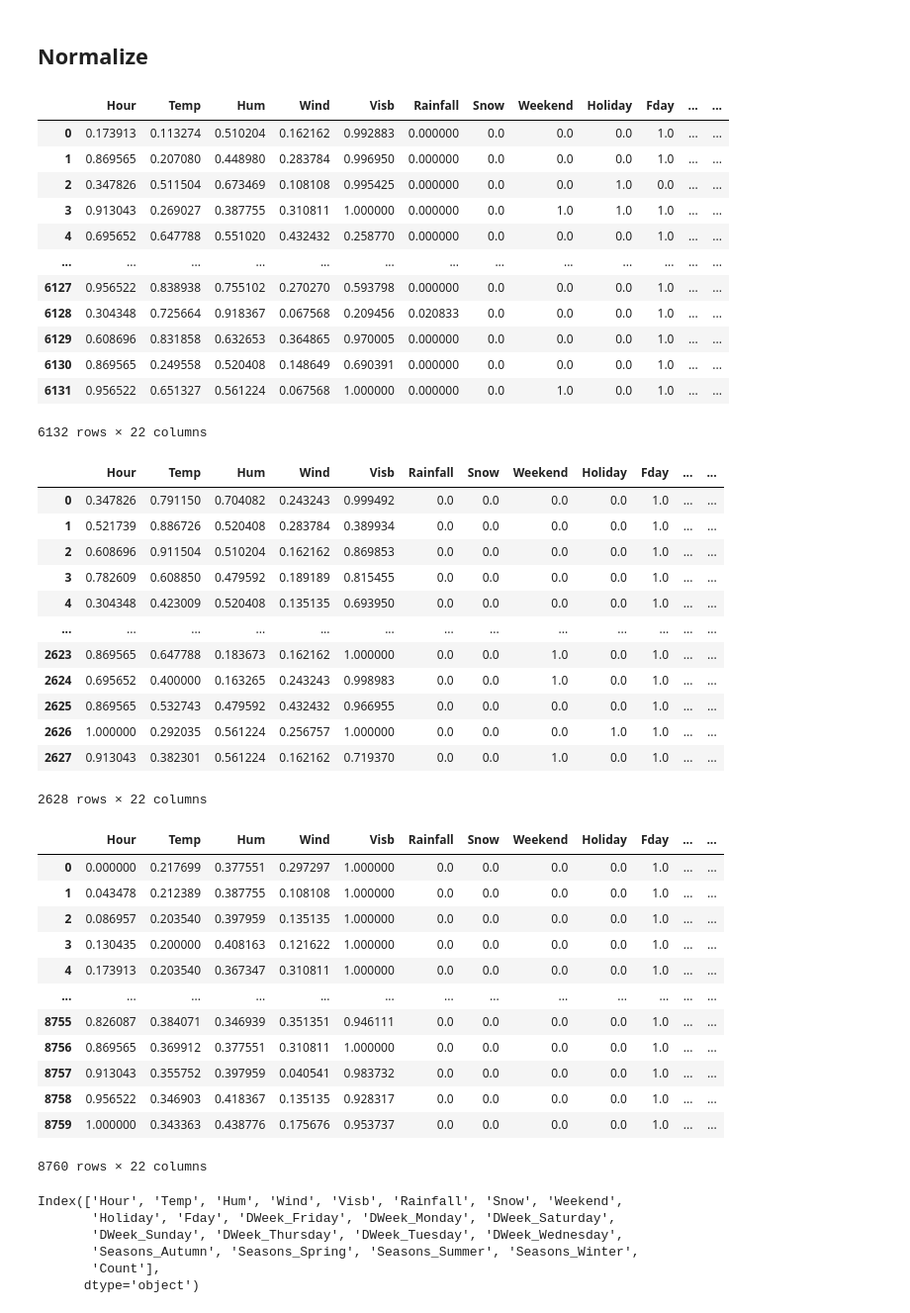
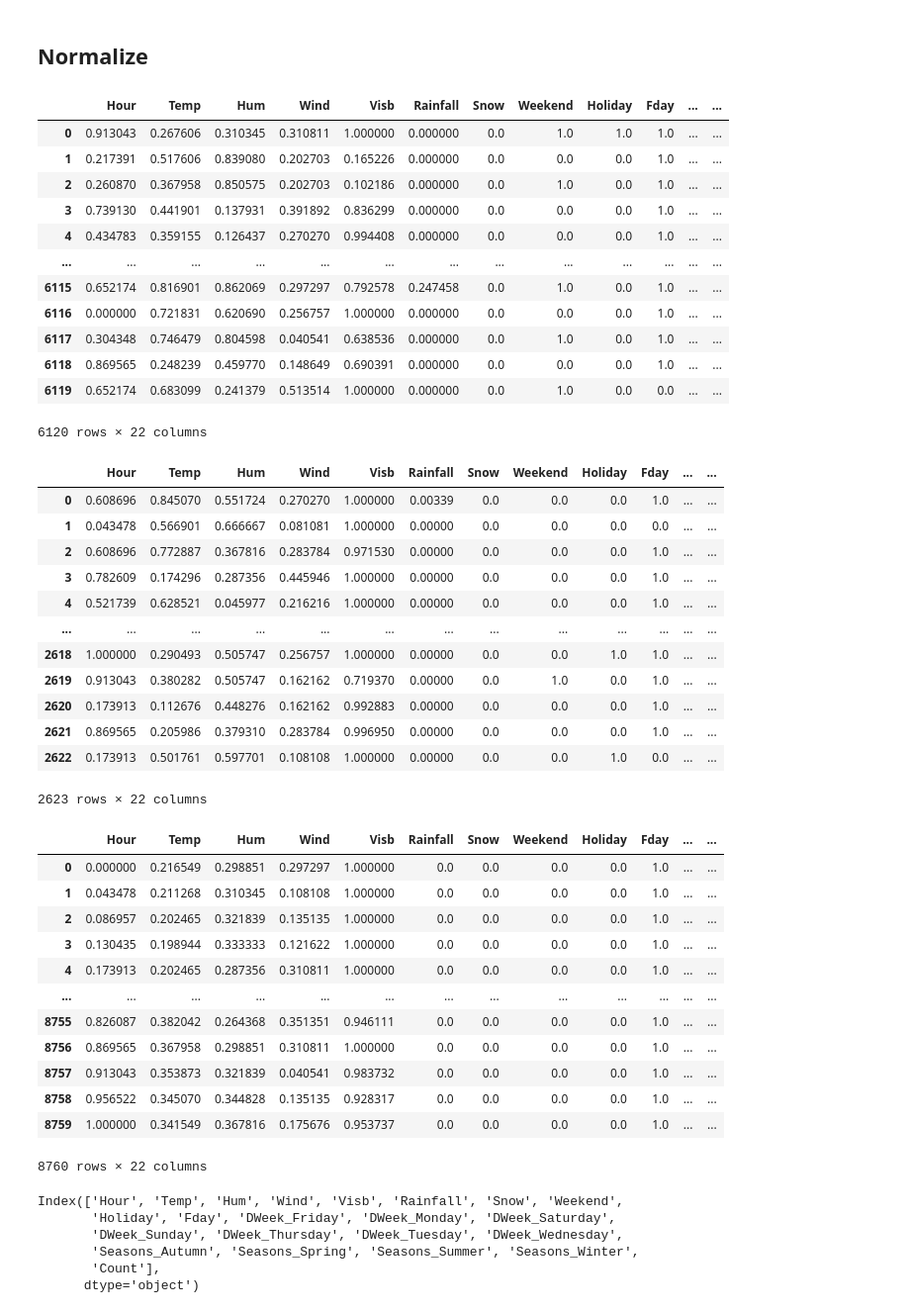
Before and after one commit to lohnguyen/bike-regressor, a Jupyter notebook: machine_learning/dataset_setup.ipynb, the cells around one changed output. Shown at 99% size. Drawn from its saved outputs; the diff is of its cells as text; code cells hidden in the pictures.

Commit message:
removed hum=0 from bike_train and bike_test, retrained linear, svm, MMS

```diff
--- a/machine_learning/dataset_setup.ipynb
+++ b/machine_learning/dataset_setup.ipynb
@@ -148,8 +146,8 @@ df
 # %%
 from sklearn.model_selection import train_test_split
 
-X = df.drop("Count", axis=1).values
-y = df["Count"]
+X = df[df["Hum"] != 0].drop("Count", axis=1).values
+y = df[df["Hum"] != 0]["Count"]
 
 X_train, X_test, y_train, y_test = train_test_split(X, y, test_size=TEST_PERCENTAGE, random_state=42)
 # %% [markdown]
@@ -183,34 +181,34 @@ test_df["Count"] = y_test
 train_df
 # %% [output]
 |  | Hour | Temp | Hum | Wind | Visb | Rainfall | Snow | Weekend | Holiday | Fday | ... | ... |
-| 0 | 0.173913 | 0.113274 | 0.510204 | 0.162162 | 0.992883 | 0.000000 | 0.0 | 0.0 | 0.0 | 1.0 | ... | ... |
-| 1 | 0.869565 | 0.207080 | 0.448980 | 0.283784 | 0.996950 | 0.000000 | 0.0 | 0.0 | 0.0 | 1.0 | ... | ... |
-| 2 | 0.347826 | 0.511504 | 0.673469 | 0.108108 | 0.995425 | 0.000000 | 0.0 | 0.0 | 1.0 | 0.0 | ... | ... |
-| 3 | 0.913043 | 0.269027 | 0.387755 | 0.310811 | 1.000000 | 0.000000 | 0.0 | 1.0 | 1.0 | 1.0 | ... | ... |
-| 4 | 0.695652 | 0.647788 | 0.551020 | 0.432432 | 0.258770 | 0.000000 | 0.0 | 0.0 | 0.0 | 1.0 | ... | ... |
+| 0 | 0.913043 | 0.267606 | 0.310345 | 0.310811 | 1.000000 | 0.000000 | 0.0 | 1.0 | 1.0 | 1.0 | ... | ... |
+| 1 | 0.217391 | 0.517606 | 0.839080 | 0.202703 | 0.165226 | 0.000000 | 0.0 | 0.0 | 0.0 | 1.0 | ... | ... |
+| 2 | 0.260870 | 0.367958 | 0.850575 | 0.202703 | 0.102186 | 0.000000 | 0.0 | 1.0 | 0.0 | 1.0 | ... | ... |
+| 3 | 0.739130 | 0.441901 | 0.137931 | 0.391892 | 0.836299 | 0.000000 | 0.0 | 0.0 | 0.0 | 1.0 | ... | ... |
+| 4 | 0.434783 | 0.359155 | 0.126437 | 0.270270 | 0.994408 | 0.000000 | 0.0 | 0.0 | 0.0 | 1.0 | ... | ... |
 | ... | ... | ... | ... | ... | ... | ... | ... | ... | ... | ... | ... | ... |
-| 6127 | 0.956522 | 0.838938 | 0.755102 | 0.270270 | 0.593798 | 0.000000 | 0.0 | 0.0 | 0.0 | 1.0 | ... | ... |
-| 6128 | 0.304348 | 0.725664 | 0.918367 | 0.067568 | 0.209456 | 0.020833 | 0.0 | 0.0 | 0.0 | 1.0 | ... | ... |
-| 6129 | 0.608696 | 0.831858 | 0.632653 | 0.364865 | 0.970005 | 0.000000 | 0.0 | 0.0 | 0.0 | 1.0 | ... | ... |
-| 6130 | 0.869565 | 0.249558 | 0.520408 | 0.148649 | 0.690391 | 0.000000 | 0.0 | 0.0 | 0.0 | 1.0 | ... | ... |
-| 6131 | 0.956522 | 0.651327 | 0.561224 | 0.067568 | 1.000000 | 0.000000 | 0.0 | 1.0 | 0.0 | 1.0 | ... | ... |
+| 6115 | 0.652174 | 0.816901 | 0.862069 | 0.297297 | 0.792578 | 0.247458 | 0.0 | 1.0 | 0.0 | 1.0 | ... | ... |
+| 6116 | 0.000000 | 0.721831 | 0.620690 | 0.256757 | 1.000000 | 0.000000 | 0.0 | 0.0 | 0.0 | 1.0 | ... | ... |
+| 6117 | 0.304348 | 0.746479 | 0.804598 | 0.040541 | 0.638536 | 0.000000 | 0.0 | 1.0 | 0.0 | 1.0 | ... | ... |
+| 6118 | 0.869565 | 0.248239 | 0.459770 | 0.148649 | 0.690391 | 0.000000 | 0.0 | 0.0 | 0.0 | 1.0 | ... | ... |
+| 6119 | 0.652174 | 0.683099 | 0.241379 | 0.513514 | 1.000000 | 0.000000 | 0.0 | 1.0 | 0.0 | 0.0 | ... | ... |
-6132 rows × 22 columns
+6120 rows × 22 columns
 # %%
 test_df
 # %% [output]
 |  | Hour | Temp | Hum | Wind | Visb | Rainfall | Snow | Weekend | Holiday | Fday | ... | ... |
-| 0 | 0.347826 | 0.791150 | 0.704082 | 0.243243 | 0.999492 | 0.0 | 0.0 | 0.0 | 0.0 | 1.0 | ... | ... |
-| 1 | 0.521739 | 0.886726 | 0.520408 | 0.283784 | 0.389934 | 0.0 | 0.0 | 0.0 | 0.0 | 1.0 | ... | ... |
-| 2 | 0.608696 | 0.911504 | 0.510204 | 0.162162 | 0.869853 | 0.0 | 0.0 | 0.0 | 0.0 | 1.0 | ... | ... |
-| 3 | 0.782609 | 0.608850 | 0.479592 | 0.189189 | 0.815455 | 0.0 | 0.0 | 0.0 | 0.0 | 1.0 | ... | ... |
-| 4 | 0.304348 | 0.423009 | 0.520408 | 0.135135 | 0.693950 | 0.0 | 0.0 | 0.0 | 0.0 | 1.0 | ... | ... |
+| 0 | 0.608696 | 0.845070 | 0.551724 | 0.270270 | 1.000000 | 0.00339 | 0.0 | 0.0 | 0.0 | 1.0 | ... | ... |
+| 1 | 0.043478 | 0.566901 | 0.666667 | 0.081081 | 1.000000 | 0.00000 | 0.0 | 0.0 | 0.0 | 0.0 | ... | ... |
+| 2 | 0.608696 | 0.772887 | 0.367816 | 0.283784 | 0.971530 | 0.00000 | 0.0 | 0.0 | 0.0 | 1.0 | ... | ... |
+| 3 | 0.782609 | 0.174296 | 0.287356 | 0.445946 | 1.000000 | 0.00000 | 0.0 | 0.0 | 0.0 | 1.0 | ... | ... |
+| 4 | 0.521739 | 0.628521 | 0.045977 | 0.216216 | 1.000000 | 0.00000 | 0.0 | 0.0 | 0.0 | 1.0 | ... | ... |
 | ... | ... | ... | ... | ... | ... | ... | ... | ... | ... | ... | ... | ... |
-| 2623 | 0.869565 | 0.647788 | 0.183673 | 0.162162 | 1.000000 | 0.0 | 0.0 | 1.0 | 0.0 | 1.0 | ... | ... |
-| 2624 | 0.695652 | 0.400000 | 0.163265 | 0.243243 | 0.998983 | 0.0 | 0.0 | 1.0 | 0.0 | 1.0 | ... | ... |
-| 2625 | 0.869565 | 0.532743 | 0.479592 | 0.432432 | 0.966955 | 0.0 | 0.0 | 0.0 | 0.0 | 1.0 | ... | ... |
-| 2626 | 1.000000 | 0.292035 | 0.561224 | 0.256757 | 1.000000 | 0.0 | 0.0 | 0.0 | 1.0 | 1.0 | ... | ... |
-| 2627 | 0.913043 | 0.382301 | 0.561224 | 0.162162 | 0.719370 | 0.0 | 0.0 | 1.0 | 0.0 | 1.0 | ... | ... |
+| 2618 | 1.000000 | 0.290493 | 0.505747 | 0.256757 | 1.000000 | 0.00000 | 0.0 | 0.0 | 1.0 | 1.0 | ... | ... |
+| 2619 | 0.913043 | 0.380282 | 0.505747 | 0.162162 | 0.719370 | 0.00000 | 0.0 | 1.0 | 0.0 | 1.0 | ... | ... |
+| 2620 | 0.173913 | 0.112676 | 0.448276 | 0.162162 | 0.992883 | 0.00000 | 0.0 | 0.0 | 0.0 | 1.0 | ... | ... |
+| 2621 | 0.869565 | 0.205986 | 0.379310 | 0.283784 | 0.996950 | 0.00000 | 0.0 | 0.0 | 0.0 | 1.0 | ... | ... |
+| 2622 | 0.173913 | 0.501761 | 0.597701 | 0.108108 | 1.000000 | 0.00000 | 0.0 | 0.0 | 1.0 | 0.0 | ... | ... |
-2628 rows × 22 columns
+2623 rows × 22 columns
 # %%
 train_df.to_csv("./datasets/bike_train.csv")
 # %%
@@ -218,21 +216,22 @@ test_df.to_csv("./datasets/bike_test.csv")
 # %%
 X_total = scaler.transform(df.drop("Count",axis=1).values)
 bike_data_normalized = pd.DataFrame(X_total, columns=df.drop("Count",axis=1).columns)
 bike_data_normalized["Count"] = df["Count"]
+bike_data_normalized.to_csv("./datasets/bike_data_normalized.csv")
 bike_data_normalized
 # %% [output]
 |  | Hour | Temp | Hum | Wind | Visb | Rainfall | Snow | Weekend | Holiday | Fday | ... | ... |
-| 0 | 0.000000 | 0.217699 | 0.377551 | 0.297297 | 1.000000 | 0.0 | 0.0 | 0.0 | 0.0 | 1.0 | ... | ... |
-| 1 | 0.043478 | 0.212389 | 0.387755 | 0.108108 | 1.000000 | 0.0 | 0.0 | 0.0 | 0.0 | 1.0 | ... | ... |
-| 2 | 0.086957 | 0.203540 | 0.397959 | 0.135135 | 1.000000 | 0.0 | 0.0 | 0.0 | 0.0 | 1.0 | ... | ... |
-| 3 | 0.130435 | 0.200000 | 0.408163 | 0.121622 | 1.000000 | 0.0 | 0.0 | 0.0 | 0.0 | 1.0 | ... | ... |
-| 4 | 0.173913 | 0.203540 | 0.367347 | 0.310811 | 1.000000 | 0.0 | 0.0 | 0.0 | 0.0 | 1.0 | ... | ... |
+| 0 | 0.000000 | 0.216549 | 0.298851 | 0.297297 | 1.000000 | 0.0 | 0.0 | 0.0 | 0.0 | 1.0 | ... | ... |
+| 1 | 0.043478 | 0.211268 | 0.310345 | 0.108108 | 1.000000 | 0.0 | 0.0 | 0.0 | 0.0 | 1.0 | ... | ... |
+| 2 | 0.086957 | 0.202465 | 0.321839 | 0.135135 | 1.000000 | 0.0 | 0.0 | 0.0 | 0.0 | 1.0 | ... | ... |
+| 3 | 0.130435 | 0.198944 | 0.333333 | 0.121622 | 1.000000 | 0.0 | 0.0 | 0.0 | 0.0 | 1.0 | ... | ... |
+| 4 | 0.173913 | 0.202465 | 0.287356 | 0.310811 | 1.000000 | 0.0 | 0.0 | 0.0 | 0.0 | 1.0 | ... | ... |
 | ... | ... | ... | ... | ... | ... | ... | ... | ... | ... | ... | ... | ... |
-| 8755 | 0.826087 | 0.384071 | 0.346939 | 0.351351 | 0.946111 | 0.0 | 0.0 | 0.0 | 0.0 | 1.0 | ... | ... |
-| 8756 | 0.869565 | 0.369912 | 0.377551 | 0.310811 | 1.000000 | 0.0 | 0.0 | 0.0 | 0.0 | 1.0 | ... | ... |
-| 8757 | 0.913043 | 0.355752 | 0.397959 | 0.040541 | 0.983732 | 0.0 | 0.0 | 0.0 | 0.0 | 1.0 | ... | ... |
-| 8758 | 0.956522 | 0.346903 | 0.418367 | 0.135135 | 0.928317 | 0.0 | 0.0 | 0.0 | 0.0 | 1.0 | ... | ... |
-| 8759 | 1.000000 | 0.343363 | 0.438776 | 0.175676 | 0.953737 | 0.0 | 0.0 | 0.0 | 0.0 | 1.0 | ... | ... |
+| 8755 | 0.826087 | 0.382042 | 0.264368 | 0.351351 | 0.946111 | 0.0 | 0.0 | 0.0 | 0.0 | 1.0 | ... | ... |
+| 8756 | 0.869565 | 0.367958 | 0.298851 | 0.310811 | 1.000000 | 0.0 | 0.0 | 0.0 | 0.0 | 1.0 | ... | ... |
+| 8757 | 0.913043 | 0.353873 | 0.321839 | 0.040541 | 0.983732 | 0.0 | 0.0 | 0.0 | 0.0 | 1.0 | ... | ... |
+| 8758 | 0.956522 | 0.345070 | 0.344828 | 0.135135 | 0.928317 | 0.0 | 0.0 | 0.0 | 0.0 | 1.0 | ... | ... |
+| 8759 | 1.000000 | 0.341549 | 0.367816 | 0.175676 | 0.953737 | 0.0 | 0.0 | 0.0 | 0.0 | 1.0 | ... | ... |
 8760 rows × 22 columns
 # %%
 bike_data_normalized.to_csv("./datasets/bike_data_normalized.csv")
```
Also changed, not shown: parts of 1 cell of this notebook, 8 other files.
